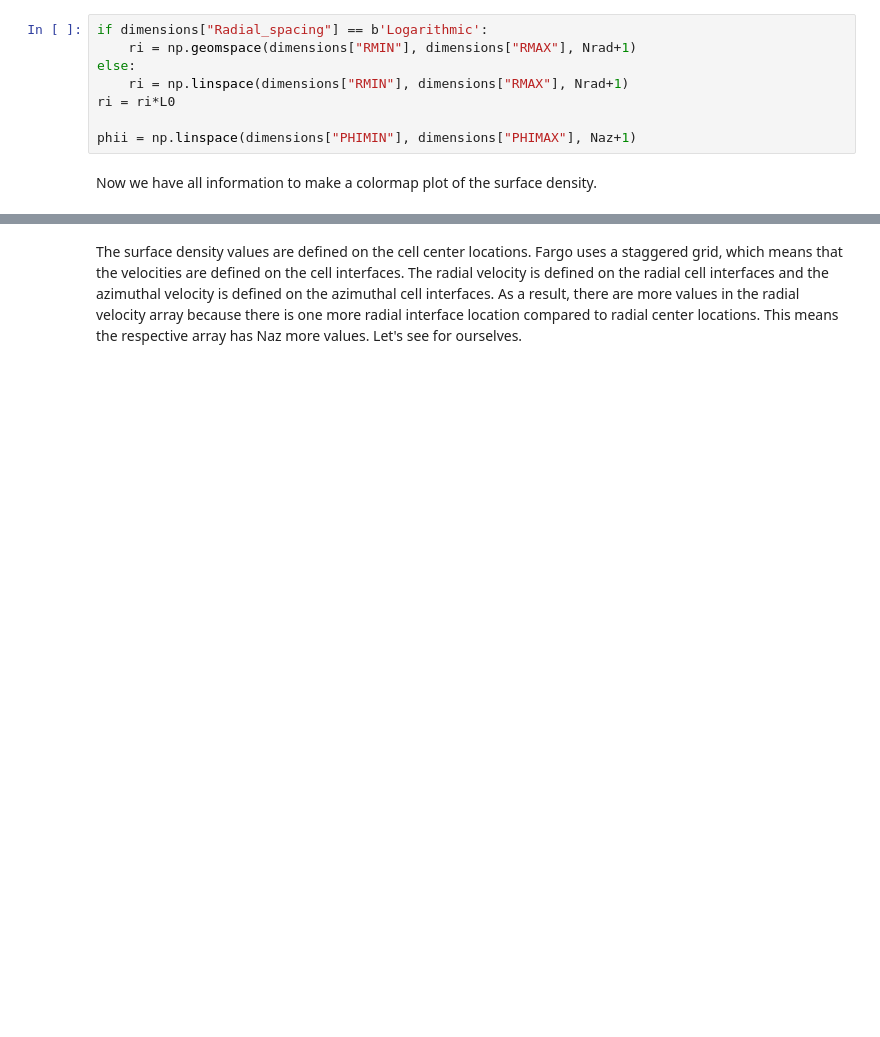
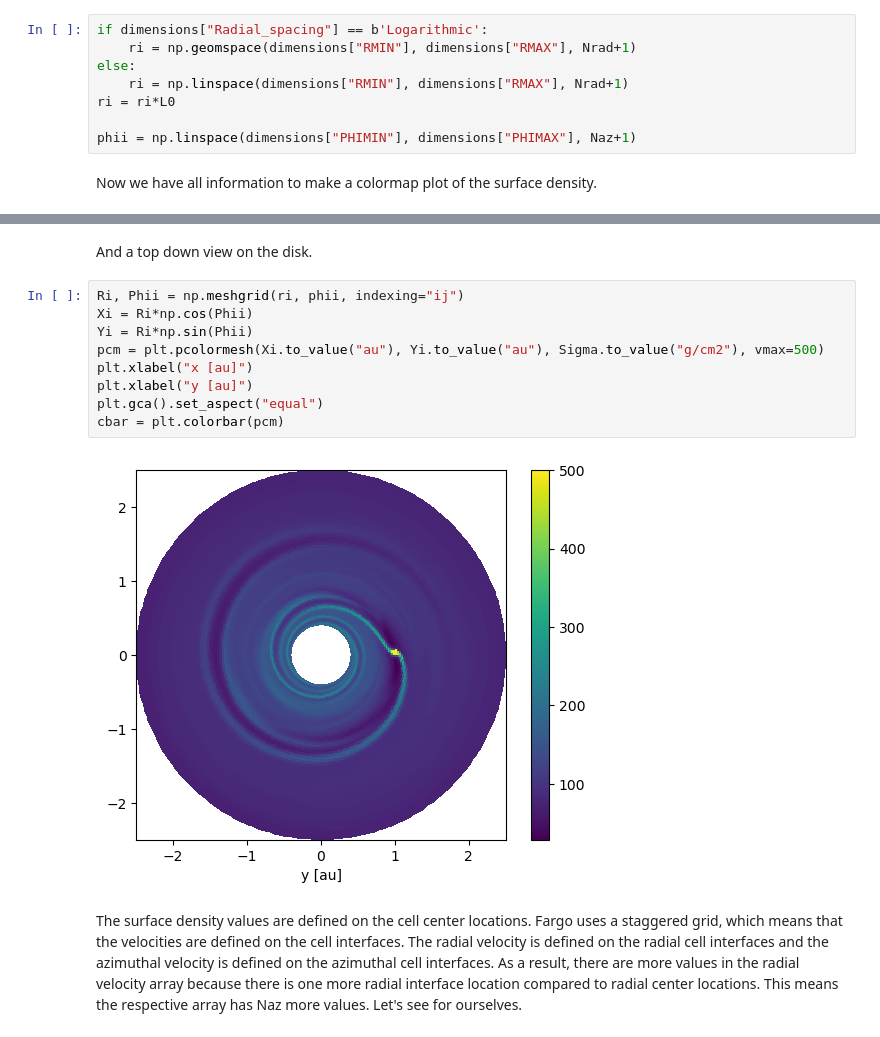
Before and after one commit to rometsch/fargocpt, a Jupyter notebook: examples/220_DataLoading_Manual.ipynb, the cells around one changed output, grey strips where cells are left out. Saved outputs shown, nothing was run; the diff lists cells and outputs as text; blank space fills up the shorter version.

```diff
--- a/examples/220_DataLoading_Manual.ipynb
+++ b/examples/220_DataLoading_Manual.ipynb
@@ -121,3 +123,16 @@ cbar = plt.colorbar(pcm)
+# %% [markdown]
+And a top down view on the disk.
+# %%
+Ri, Phii = np.meshgrid(ri, phii, indexing="ij")
+Xi = Ri*np.cos(Phii)
+Yi = Ri*np.sin(Phii)
+pcm = plt.pcolormesh(Xi.to_value("au"), Yi.to_value("au"), Sigma.to_value("g/cm2"), vmax=500)
+plt.xlabel("x [au]")
+plt.xlabel("y [au]")
+plt.gca().set_aspect("equal")
+cbar = plt.colorbar(pcm)
+# %% [output]
+[figure, added]
 # %% [markdown]
 The surface density values are defined on the cell center locations.
 Fargo uses a staggered grid, which means that the velocities are defined on the cell interfaces.
```
Also changed, not shown: parts of 13 cells of this notebook, 3 other files.
